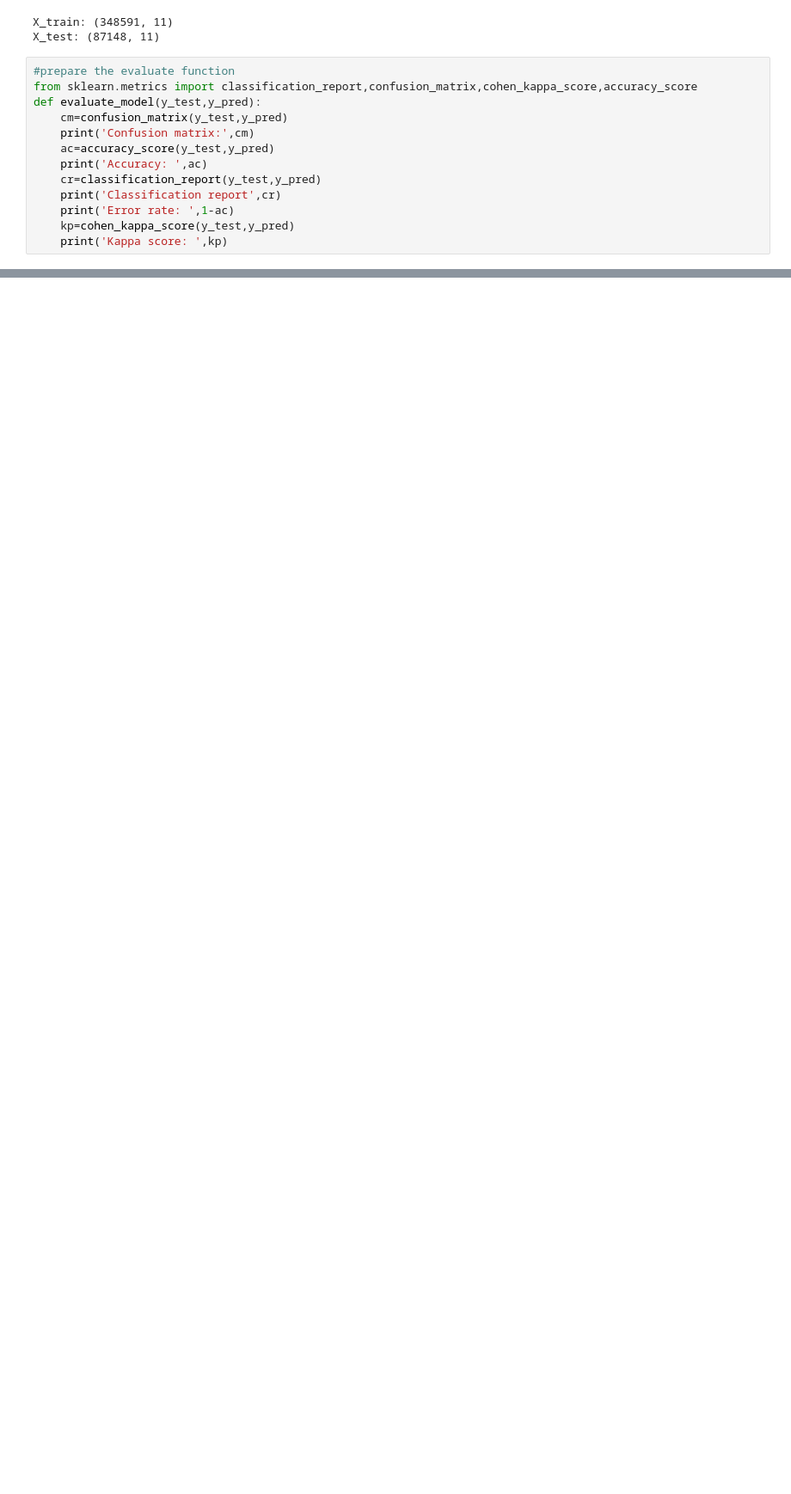
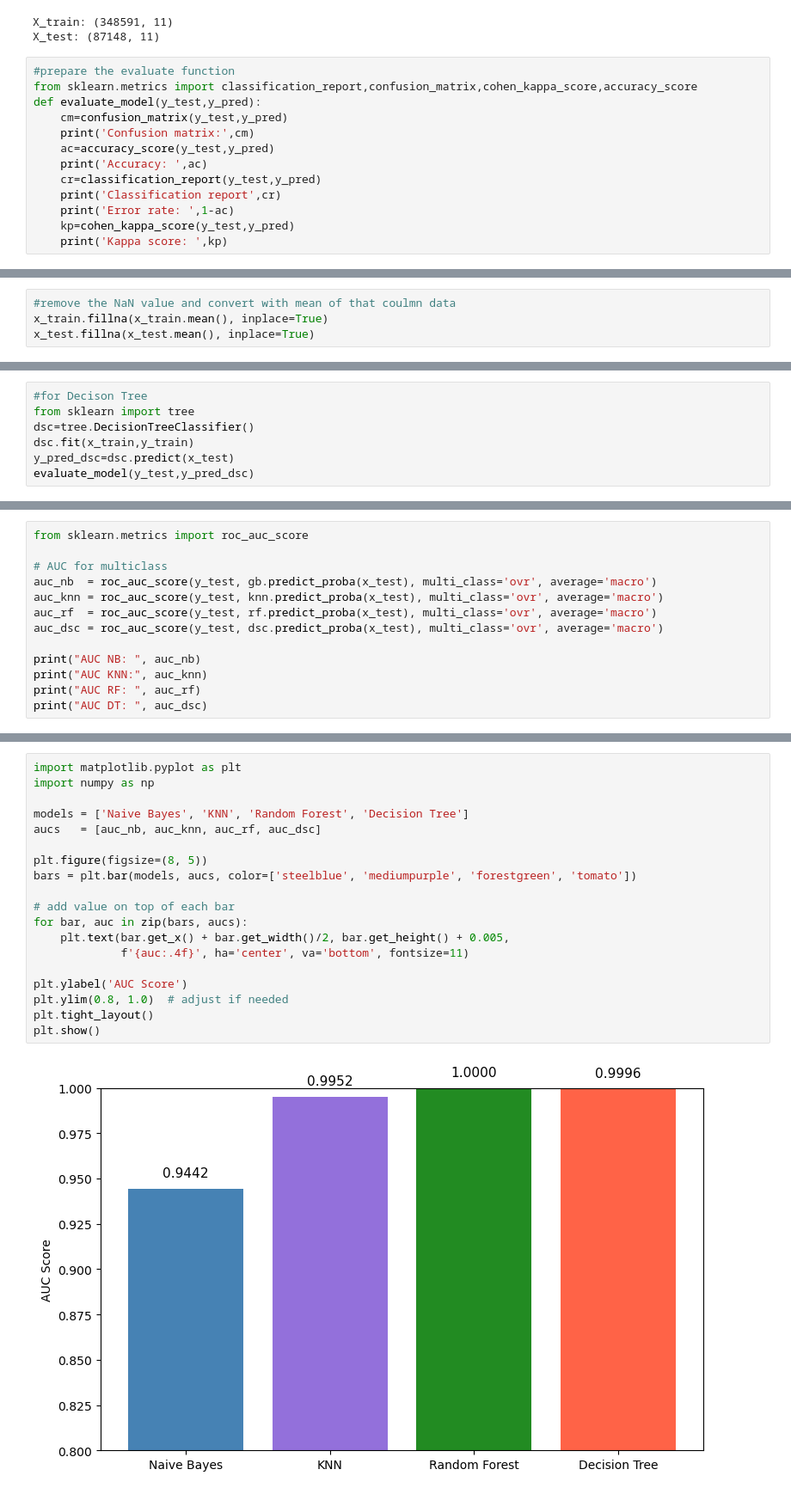
Before and after one commit to Jay2004mistry/aqi_predict_ml, a Jupyter notebook: aqi.ipynb, the cells around one changed output, grey strips where cells are left out. Shown at 86% size. Cells and saved outputs as stored; diff of their text form; blank space fills up the shorter version.

Commit message:
model save

```diff
--- a/aqi.ipynb
+++ b/aqi.ipynb
@@ -218,0 +230,4 @@ def evaluate_model(y_test,y_pred):
+# %%
+#remove the NaN value and convert with mean of that coulmn data
+x_train.fillna(x_train.mean(), inplace=True)
+x_test.fillna(x_test.mean(), inplace=True)
@@ -218,0 +329,7 @@ def evaluate_model(y_test,y_pred):
+# %%
+#for Decison Tree
+from sklearn import tree
+dsc=tree.DecisionTreeClassifier()
+dsc.fit(x_train,y_train)
+y_pred_dsc=dsc.predict(x_test)
+evaluate_model(y_test,y_pred_dsc)
@@ -218,0 +379,13 @@ def evaluate_model(y_test,y_pred):
+# %%
+from sklearn.metrics import roc_auc_score
+
+# AUC for multiclass
+auc_nb  = roc_auc_score(y_test, gb.predict_proba(x_test), multi_class='ovr', average='macro')
+auc_knn = roc_auc_score(y_test, knn.predict_proba(x_test), multi_class='ovr', average='macro')
+auc_rf  = roc_auc_score(y_test, rf.predict_proba(x_test), multi_class='ovr', average='macro')
+auc_dsc = roc_auc_score(y_test, dsc.predict_proba(x_test), multi_class='ovr', average='macro')
+
+print("AUC NB: ", auc_nb)
+print("AUC KNN:", auc_knn)
+print("AUC RF: ", auc_rf)
+print("AUC DT: ", auc_dsc)
@@ -218,0 +397,21 @@ def evaluate_model(y_test,y_pred):
+# %%
+import matplotlib.pyplot as plt
+import numpy as np
+
+models = ['Naive Bayes', 'KNN', 'Random Forest', 'Decision Tree']
+aucs   = [auc_nb, auc_knn, auc_rf, auc_dsc]
+
+plt.figure(figsize=(8, 5))
+bars = plt.bar(models, aucs, color=['steelblue', 'mediumpurple', 'forestgreen', 'tomato'])
+
+# add value on top of each bar
+for bar, auc in zip(bars, aucs):
+    plt.text(bar.get_x() + bar.get_width()/2, bar.get_height() + 0.005,
+             f'{auc:.4f}', ha='center', va='bottom', fontsize=11)
+
+plt.ylabel('AUC Score')
+plt.ylim(0.8, 1.0)  # adjust if needed
+plt.tight_layout()
+plt.show()
+# %% [output]
+[figure, added]
```
Also changed, not shown: parts of 10 cells of this notebook, 1 other file.
